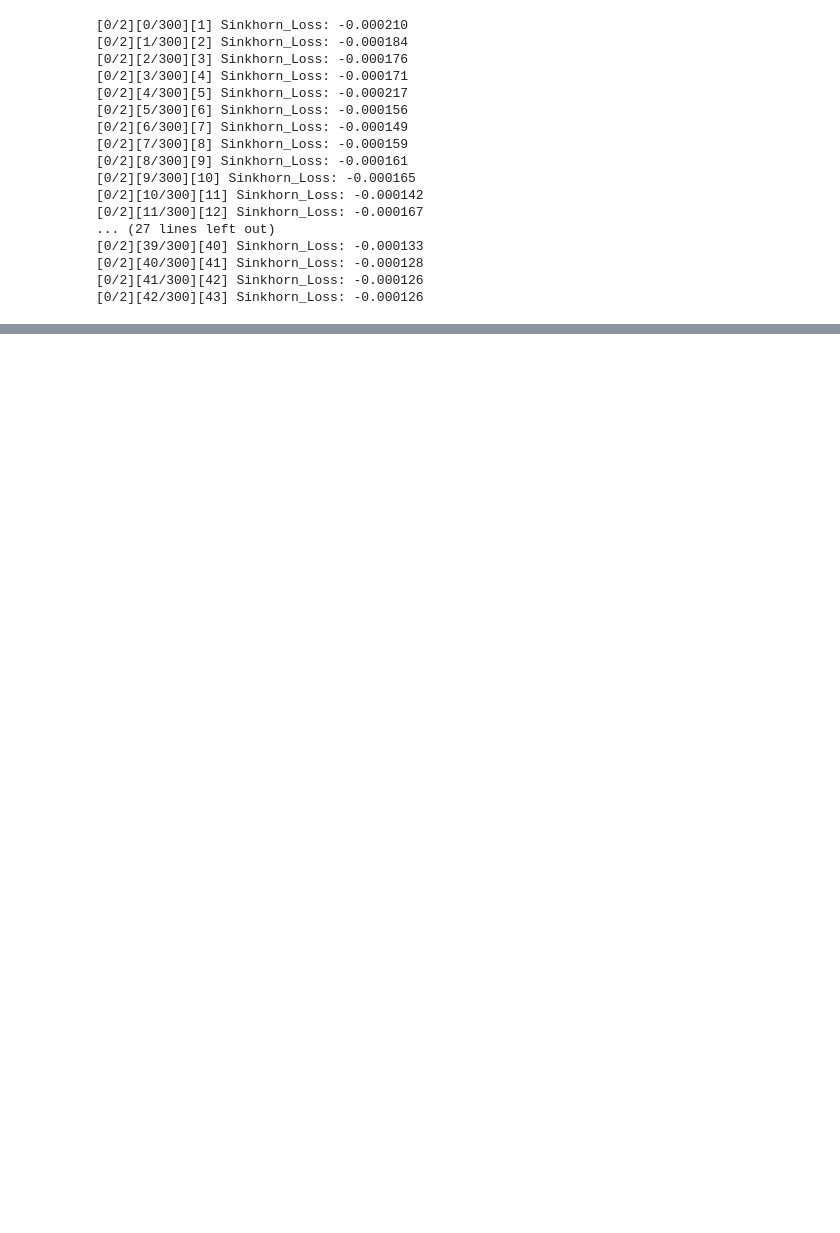
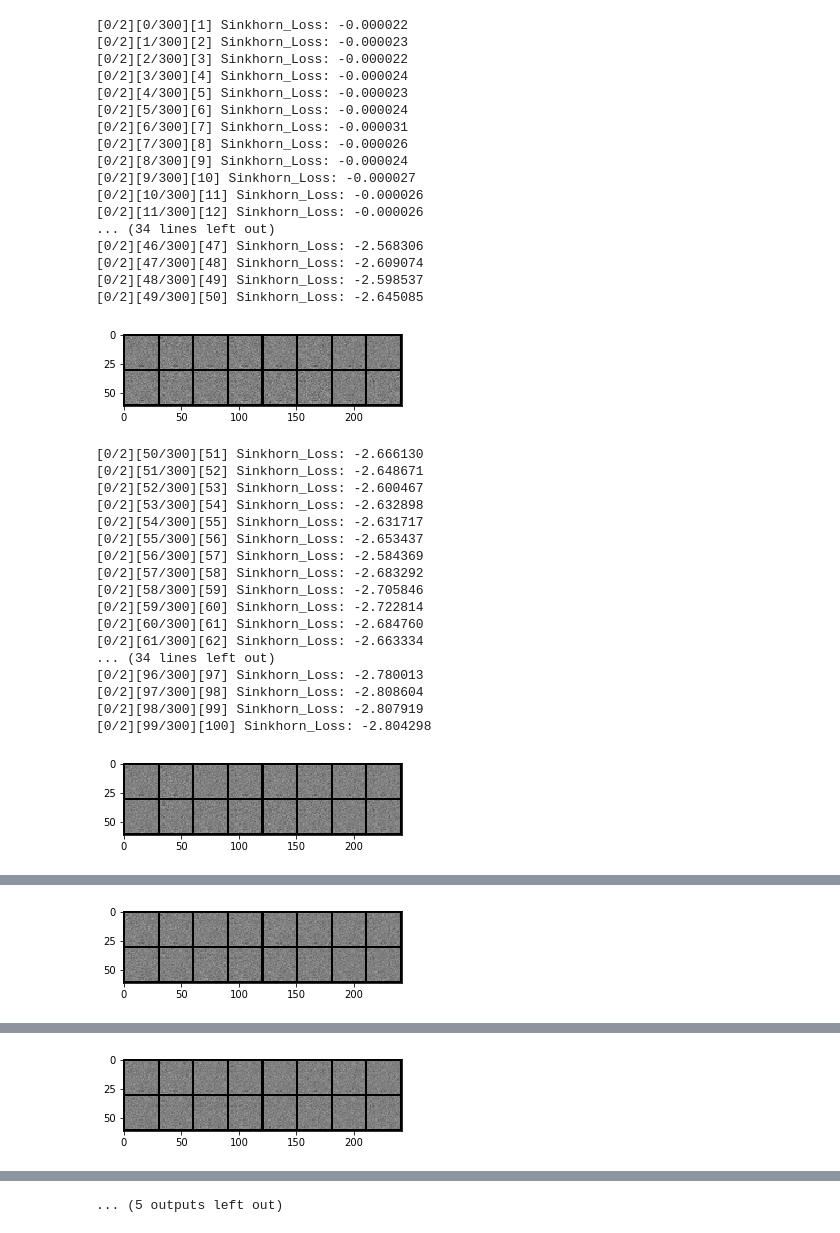
Before and after one commit to Adoni/GANs, a Jupyter notebook: sinkhorn.ipynb, the cells around one changed output, grey strips where cells are left out. Saved outputs shown, nothing was run; the diff lists cells and outputs as text; code cells hidden in the pictures; blank space fills up the shorter version.

Commit message:
sinkhorn

```diff
--- a/sinkhorn.ipynb
+++ b/sinkhorn.ipynb
@@ -233,7 +233,7 @@ def sinkhorn_loss(x,y,epsilon,n,niter) :
     actual_nits = 0 # to check if algorithm terminates because of threshold or max iterations reached
 
     for i in range(niter) :
-        #u1 = u # useful to check the update
+        u1 = u # useful to check the update
         #Tracer()()
         u =  epsilon * ( torch.log(mu) - lse(M(u,v)).squeeze() ) + u
         v =  epsilon * ( torch.log(nu) - lse(M(u,v).t()).squeeze()) + v
@@ -241,10 +241,10 @@ def sinkhorn_loss(x,y,epsilon,n,niter) :
         # accelerated unbalanced iterations
         #u = ave( u, lam * ( epsilon * ( torch.log(mu.unsqueeze(1)) - lse(M(u,v))   ) + u ) )
         #v = ave( v, lam * ( epsilon * ( torch.log(nu.unsqueeze(1)) - lse(M(u,v).t()) ) + v ) )
-        #err = (u - u1).abs().sum()
+        err = (u - u1).abs().sum()
         #actual_nits += 1
-        #if (err < thresh).data.cpu().numpy() :
-        #    break
+        if (err < thresh).data.cpu().numpy() :
+            break
     U, V = u, v
     #Tracer()()
     logC = torch.log(C + 1e-5)
@@ -264,7 +264,7 @@ def sinkhorn_normalized(x,y,epsilon,n,niter):
     return 2*Wxy - Wxx - Wyy
 # %%
 ngpu = 1 # number of GPUs to use
-nz = 2 # size of the latent z vector
+nz = 100 # size of the latent z vector
 ngf = 512
 ndf = 512
 nc = 1 # input image channels
@@ -276,7 +276,7 @@ n_workers = 2
 
 
 adam = False
-lrG = 0.00005
+lrG = 0.0005
 
 beta1 = 0.5 # beta1 for adam. default=0.5
 niter = 2 # number of epochs to train for
@@ -317,7 +317,7 @@ netG = MLP_G(imageSize, nz, nc, ngf, ngpu)
 
 netG.apply(weights_init)
 try: # load checkpoint if needed
-    #netG.load_state_dict(torch.load(netG_path))
+    netG.load_state_dict(torch.load(netG_path))
     print("load parameters")
 except:
     pass
@@ -374,48 +374,67 @@ for epoch in range(niter):
         # make sure we feed a full batch of noise
         noise.resize_(batchSize, nz, 1, 1).normal_(0, 1)
         if torch.cuda.is_available():
             noise = noise.cuda()
         noisev = Variable(noise, requires_grad = False)
         fake = netG(noisev)
         #Tracer()()
         input.resize_as_(real_cpu).copy_(real_cpu)
         inputv = Variable(input, requires_grad = False)
         loss = sinkhorn_normalized(fake, inputv, epsilon, batchSize, L) #- compute_sinkhorn_loss(batchSize, fake, fake, epsilon, L) - compute_sinkhorn_loss(batchSize, inputv, inputv, epsilon, L)
-        loss.backward(mone)
+        loss.backward(one)
         optimizerG.step()
         gen_iterations += 1
         print('[%d/%d][%d/%d][%d] Sinkhorn_Loss: %f'
             % (epoch, niter, i, len(dataloader), gen_iterations,
             loss.data[0]))
         if gen_iterations % 50 == 0:
             real_cpu = real_cpu.mul(0.5).add(0.5)
             vutils.save_image(real_cpu, '{0}/real_samples_sinkhorn.png'.format(experiment))
             fake = netG(Variable(fixed_noise, volatile=True))
             fake.data = fake.data.mul(0.5).add(0.5)
             vutils.save_image(fake.data, '{0}/fake_samples_sinkhorn.png'.format(experiment))
             if torch.cuda.is_available():
                 dd = utils.make_grid(fake.cpu().data[:16])
             else:
                 dd = utils.make_grid(fake.data[:16])
             imshow(dd)
             # do checkpointing
             torch.save(netG.state_dict(), '{0}/netG_sinkhorn.pth'.format(experiment))
         i += 1
 # %% [output]
-[0/2][0/300][1] Sinkhorn_Loss: -0.000210
-[0/2][1/300][2] Sinkhorn_Loss: -0.000184
-[0/2][2/300][3] Sinkhorn_Loss: -0.000176
-[0/2][3/300][4] Sinkhorn_Loss: -0.000171
-[0/2][4/300][5] Sinkhorn_Loss: -0.000217
-[0/2][5/300][6] Sinkhorn_Loss: -0.000156
-[0/2][6/300][7] Sinkhorn_Loss: -0.000149
-[0/2][7/300][8] Sinkhorn_Loss: -0.000159
-[0/2][8/300][9] Sinkhorn_Loss: -0.000161
-[0/2][9/300][10] Sinkhorn_Loss: -0.000165
-[0/2][10/300][11] Sinkhorn_Loss: -0.000142
-[0/2][11/300][12] Sinkhorn_Loss: -0.000167
-... (27 lines left out)
-[0/2][39/300][40] Sinkhorn_Loss: -0.000133
-[0/2][40/300][41] Sinkhorn_Loss: -0.000128
-[0/2][41/300][42] Sinkhorn_Loss: -0.000126
-[0/2][42/300][43] Sinkhorn_Loss: -0.000126
+[0/2][0/300][1] Sinkhorn_Loss: -0.000022
+[0/2][1/300][2] Sinkhorn_Loss: -0.000023
+[0/2][2/300][3] Sinkhorn_Loss: -0.000022
+[0/2][3/300][4] Sinkhorn_Loss: -0.000024
+[0/2][4/300][5] Sinkhorn_Loss: -0.000023
+[0/2][5/300][6] Sinkhorn_Loss: -0.000024
+[0/2][6/300][7] Sinkhorn_Loss: -0.000031
+[0/2][7/300][8] Sinkhorn_Loss: -0.000026
+[0/2][8/300][9] Sinkhorn_Loss: -0.000024
+[0/2][9/300][10] Sinkhorn_Loss: -0.000027
+[0/2][10/300][11] Sinkhorn_Loss: -0.000026
+[0/2][11/300][12] Sinkhorn_Loss: -0.000026
+... (34 lines left out)
+[0/2][46/300][47] Sinkhorn_Loss: -2.568306
+[0/2][47/300][48] Sinkhorn_Loss: -2.609074
+[0/2][48/300][49] Sinkhorn_Loss: -2.598537
+[0/2][49/300][50] Sinkhorn_Loss: -2.645085
+[figure, added]
+[0/2][50/300][51] Sinkhorn_Loss: -2.666130
+[0/2][51/300][52] Sinkhorn_Loss: -2.648671
+[0/2][52/300][53] Sinkhorn_Loss: -2.600467
+[0/2][53/300][54] Sinkhorn_Loss: -2.632898
+[0/2][54/300][55] Sinkhorn_Loss: -2.631717
+[0/2][55/300][56] Sinkhorn_Loss: -2.653437
+[0/2][56/300][57] Sinkhorn_Loss: -2.584369
+[0/2][57/300][58] Sinkhorn_Loss: -2.683292
+[0/2][58/300][59] Sinkhorn_Loss: -2.705846
+[0/2][59/300][60] Sinkhorn_Loss: -2.722814
+[0/2][60/300][61] Sinkhorn_Loss: -2.684760
+[0/2][61/300][62] Sinkhorn_Loss: -2.663334
+... (34 lines left out)
+[0/2][96/300][97] Sinkhorn_Loss: -2.780013
+[0/2][97/300][98] Sinkhorn_Loss: -2.808604
+[0/2][98/300][99] Sinkhorn_Loss: -2.807919
+[0/2][99/300][100] Sinkhorn_Loss: -2.804298
+[figure, added]
@@ -421,0 +458 @@ for epoch in range(niter):
+[figure, added]
@@ -421,0 +476 @@ for epoch in range(niter):
+[figure, added]
@@ -421,0 +513 @@ for epoch in range(niter):
+... (5 outputs left out)
```
Also changed, not shown: parts of 2 cells of this notebook, 5 other files.
